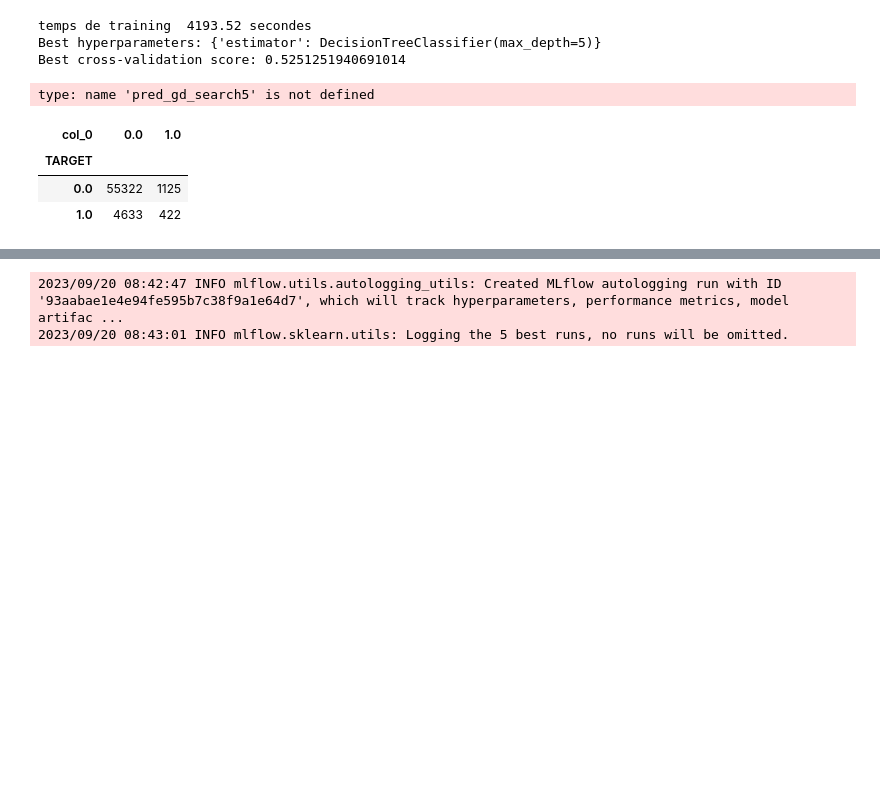
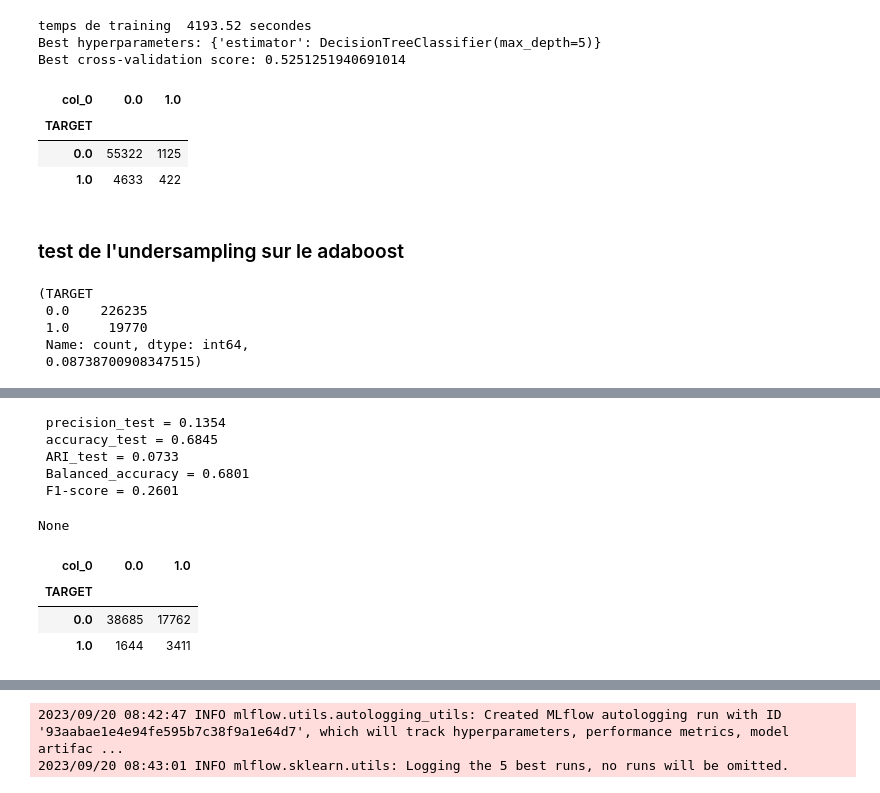
Before and after one commit to David-R-V/OC_modele_scoring, a Jupyter notebook: Projet 7.ipynb, the cells around one changed output, grey strips where cells are left out. Saved outputs shown, nothing was run; the diff lists cells and outputs as text; code cells hidden in the pictures; blank space fills up the shorter version.

```diff
--- a/Projet 7.ipynb
+++ b/Projet 7.ipynb
@@ -2361,0 +2423,12 @@ Name: count, dtype: int64
+# %%
+# Code pour générer un ensemble X,y avec taille données et under ou oversampling:
+def undersampling(X_train,y_train):
+    # taille de la classe minoritaire (1 ici) dans y_train
+    taille_classe_ref= y_train.loc[y_train==1].shape[0]
+
+    # sélection aléatoire d'indices de X_train de la classe majoritaire de la taille de la classe ref minoritaire
+    index_undersampl=np.array(random.sample(X_train.loc[y_train.loc[y_train==0].index].index.to_list(),taille_classe_ref))
+
+    # return des concaténations X_train[indices undersampling], X_train[indices y_train=minoritaire] et y_train idem
+    return (pd.concat([X_train.loc[index_undersampl],X_train.loc[y_train==1]],axis=0),
+            pd.concat([y_train.loc[index_undersampl],y_train.loc[y_train==1]],axis=0))
@@ -4265,10 +4393,6 @@ pred_gd_search8=grid_search8.predict(X_test_100)
 temps de training  4193.52 secondes
 Best hyperparameters: {'estimator': DecisionTreeClassifier(max_depth=5)}
 Best cross-validation score: 0.5251251940691014
-# %%
-scores(y_test_0,pred_gd_search5)
-# %% [output]
-type: name 'pred_gd_search5' is not defined
 # %%
 pd.crosstab(y_test_0,pred_gd_search5)
 # %% [output]
@@ -4276,3 +4400,30 @@ pd.crosstab(y_test_0,pred_gd_search5)
 | TARGET |  |  |
 | 0.0 | 55322 | 1125 |
 | 1.0 | 4633 | 422 |
+# %% [markdown]
+### test de l'undersampling sur le adaboost
+# %%
+y_train_0.value_counts(),y_train_0.value_counts()[1]/y_train_0.value_counts()[0]
+# %% [output]
+(TARGET
+ 0.0    226235
+ 1.0     19770
+ Name: count, dtype: int64,
+ 0.08738700908347515)
+# %%
+taille_sample=1
+id_random=np.array(random.sample(X_train_0.index.to_list(),round(taille_sample*X_train_0.shape[0])))
+
+ada_und_1 = AdaBoostClassifier(estimator=DecisionTreeClassifier(max_depth=5),
+                               algorithm='SAMME')
+
+X_train_temp,y_train_temp=undersampling(X_train_100.loc[id_random], y_train_0.loc[id_random])
+ada_und_1.fit(X_train_temp,y_train_temp)
+
+y_pred_ada_und_1 = ada_und_1.predict(X_test_100)
+
+X_train_ada_und_1,y_train_ada_und_1=X_train_temp,y_train_temp
+
+display(scores(y_test_0,y_pred_ada_und_1),
+        pd.crosstab(y_test_0,y_pred_ada_und_1))
+# %% [output]
@@ -4278,0 +4431,10 @@ pd.crosstab(y_test_0,pred_gd_search5)
+ precision_test = 0.1354
+ accuracy_test = 0.6845
+ ARI_test = 0.0733
+ Balanced_accuracy = 0.6801
+ F1-score = 0.2601
+None
+| col_0 | 0.0 | 1.0 |
+| TARGET |  |  |
+| 0.0 | 38685 | 17762 |
+| 1.0 | 1644 | 3411 |
```
Also changed, not shown: parts of 69 cells of this notebook, 2 other files.
